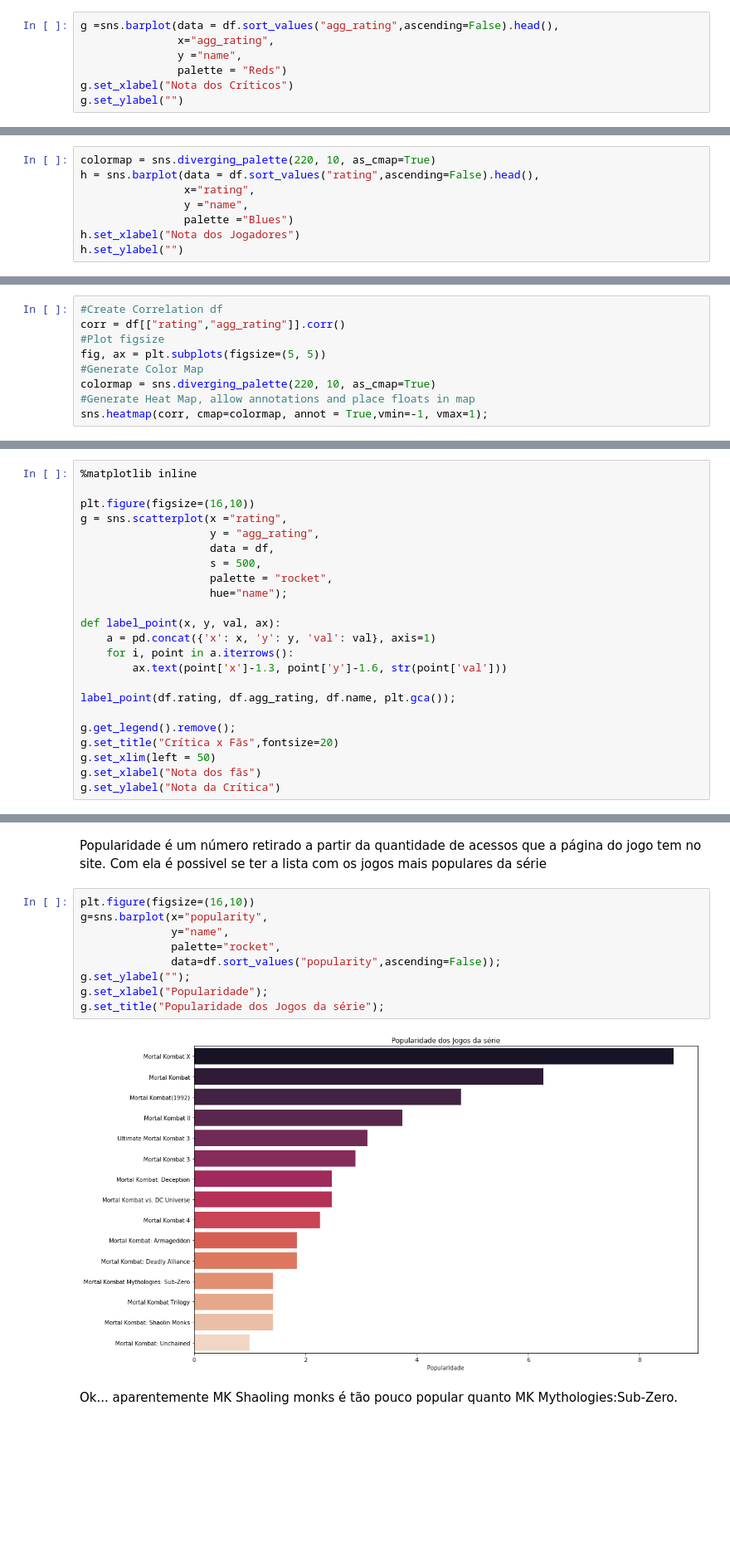
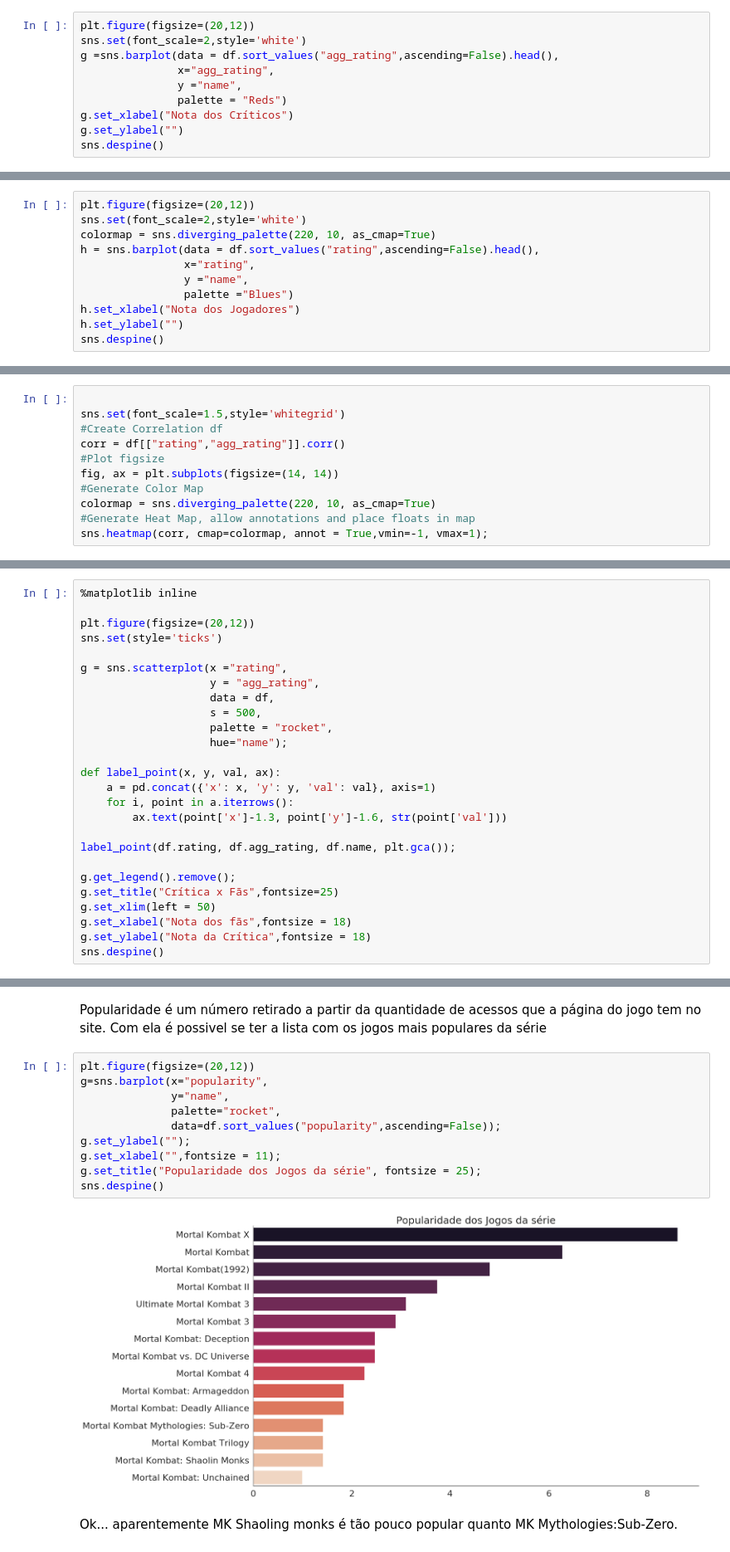
Before and after one commit to lorransr/mk_analysis, a Jupyter notebook: MK_analysis.ipynb, the cells around one changed output, grey strips where cells are left out. Shown at 83% size. Saved outputs shown, nothing was run; the diff lists cells and outputs as text; blank space fills up the shorter version.

```diff
--- a/MK_analysis.ipynb
+++ b/MK_analysis.ipynb
@@ -307,10 +307,13 @@ df.describe()
 # %% [markdown]
 ### Segundo a Crítica
 # %%
+plt.figure(figsize=(20,12))
+sns.set(font_scale=2,style='white')
 g =sns.barplot(data = df.sort_values("agg_rating",ascending=False).head(),
                x="agg_rating",
                y ="name",
                palette = "Reds")
 g.set_xlabel("Nota dos Críticos")
 g.set_ylabel("")
+sns.despine()
 # %% [output]
@@ -319,6 +321,8 @@ Text(0, 0.5, '')
 # %% [markdown]
 ### Segundo os Jogadores
 # %%
+plt.figure(figsize=(20,12))
+sns.set(font_scale=2,style='white')
 colormap = sns.diverging_palette(220, 10, as_cmap=True)
 h = sns.barplot(data = df.sort_values("rating",ascending=False).head(),
                 x="rating",
@@ -326,4 +330,5 @@ h = sns.barplot(data = df.sort_values("rating",ascending=False).head(),
                 palette ="Blues")
 h.set_xlabel("Nota dos Jogadores")
 h.set_ylabel("")
+sns.despine()
 # %% [output]
@@ -333,9 +338,11 @@ Text(0, 0.5, '')
 Ao contrário do que eu imaginava, os gráficos são diferentes. Parece que existe um concenso que MK 9 (ou apenas MK) é o melhor jogo da série, mas os outros parecem dividir um bocado as opniões
 # %%
+
+sns.set(font_scale=1.5,style='whitegrid')
 #Create Correlation df
 corr = df[["rating","agg_rating"]].corr()
 #Plot figsize
-fig, ax = plt.subplots(figsize=(5, 5))
+fig, ax = plt.subplots(figsize=(14, 14))
 #Generate Color Map
 colormap = sns.diverging_palette(220, 10, as_cmap=True)
 #Generate Heat Map, allow annotations and place floats in map
@@ -347,7 +354,9 @@ sns.heatmap(corr, cmap=colormap, annot = True,vmin=-1, vmax=1);
 # %%
 %matplotlib inline
 
-plt.figure(figsize=(16,10))
+plt.figure(figsize=(20,12))
+sns.set(style='ticks')
+
 g = sns.scatterplot(x ="rating",
                     y = "agg_rating",
                     data = df,
@@ -363,8 +372,9 @@ def label_point(x, y, val, ax):
 label_point(df.rating, df.agg_rating, df.name, plt.gca());
 
 g.get_legend().remove();
-g.set_title("Crítica x Fãs",fontsize=20)
+g.set_title("Crítica x Fãs",fontsize=25)
 g.set_xlim(left = 50)
-g.set_xlabel("Nota dos fãs")
-g.set_ylabel("Nota da Crítica")
+g.set_xlabel("Nota dos fãs",fontsize = 18)
+g.set_ylabel("Nota da Crítica",fontsize = 18)
+sns.despine()
 # %% [output]
@@ -385,16 +394,17 @@ Esse gráfico mostra a avaliação da crítica, em relação a avaliação dos f
 # %% [markdown]
  Popularidade é um número retirado a partir da quantidade de acessos que a página do jogo tem no site. Com ela é possivel se ter a lista com os jogos mais populares da série
 # %%
-plt.figure(figsize=(16,10))
+plt.figure(figsize=(20,12))
 g=sns.barplot(x="popularity",
               y="name",
               palette="rocket",
               data=df.sort_values("popularity",ascending=False));
 g.set_ylabel("");
-g.set_xlabel("Popularidade");
-g.set_title("Popularidade dos Jogos da série");
+g.set_xlabel("",fontsize = 11);
+g.set_title("Popularidade dos Jogos da série", fontsize = 25);
+sns.despine()
 # %% [output]
-[figure, old version]
+[figure, new version]
 # %% [markdown]
 Ok... aparentemente MK Shaoling monks é tão pouco popular quanto MK Mythologies:Sub-Zero.
 # %%
```
Also changed, not shown: parts of 7 cells of this notebook.
